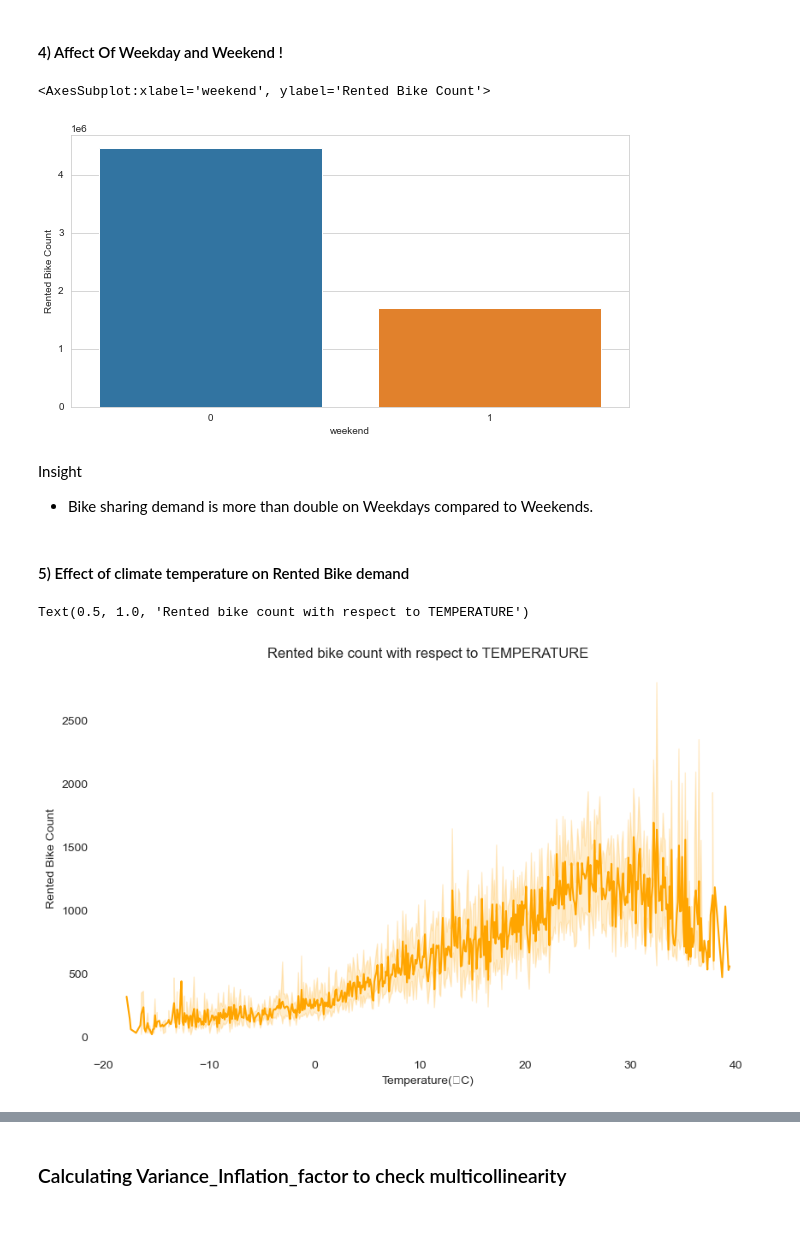
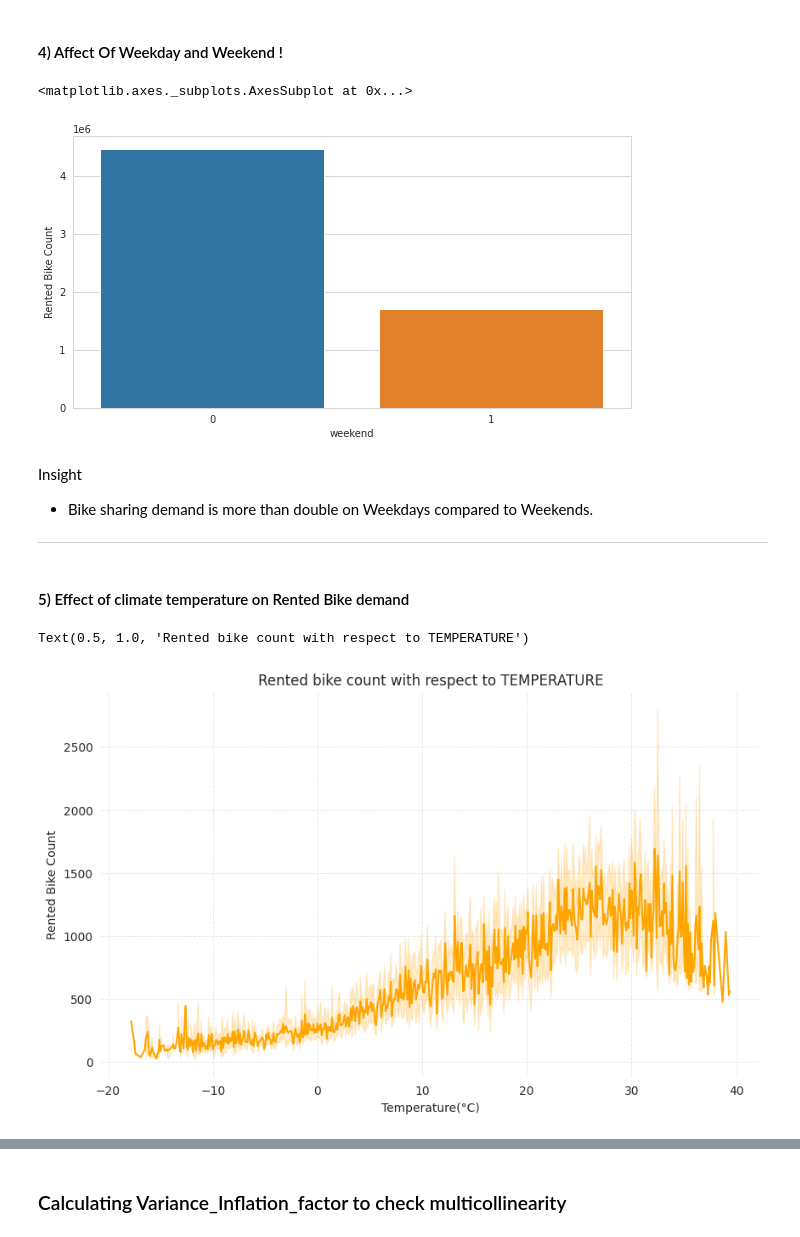
Before and after one commit to anisbagwan/Bike-sharing-demand-prediction, a Jupyter notebook: Bike_Sharing_Demand_Prediction_Capstone_Project.ipynb, the cells around one changed output, grey strips where cells are left out. Drawn from its saved outputs; the diff is of its cells as text; code cells hidden in the pictures.

```diff
--- a/Bike_Sharing_Demand_Prediction_Capstone_Project.ipynb
+++ b/Bike_Sharing_Demand_Prediction_Capstone_Project.ipynb
@@ -60,7 +65,8 @@ from sklearn.metrics import mean_squared_error
 # %%
 # Importing the Bike Sharing Dataset
 
-df = pd.read_csv(r'C:\Users\rankiz\Desktop\Alma Better\Capstone Project\ML-Supervised Learning Regression\Bike Sharing Demand Prediction\SeoulBikeData.csv')
+df = pd.read_csv('/content/drive/MyDrive/Colab Notebooks/ML Capstone Regression/2.Bike Sharing/Copy of SeoulBikeData.csv',
+                  encoding= 'unicode_escape')
 # %%
 # Displaying size of the data
 
@@ -295,11 +312,11 @@ sns.heatmap(num_df.corr(), annot = True)
 # %%
 # Removing Multicollinearity by dropping 'Dew Point Temperature' column
 
-df= df.drop(['Dew point temperature(�C)'],axis =1)
+df= df.drop(['Dew point temperature(°C)'],axis =1)
 
 # Updating num_df
 
-num_df =num_df.drop(['Dew point temperature(�C)'],axis =1)
+num_df =num_df.drop(['Dew point temperature(°C)'],axis =1)
 # %% [markdown]
 #### 2) Effect of Hour on Bike Sharing Demand
 # %%
@@ -364,32 +387,34 @@ weekend_affect = df.groupby('weekend', as_index = False)['Rented Bike Count'].su
 plt.figure(figsize=(10,5))
 sns.barplot(x= 'weekend' , y='Rented Bike Count', data= weekend_affect)
 # %% [output]
-<AxesSubplot:xlabel='weekend', ylabel='Rented Bike Count'>
+<matplotlib.axes._subplots.AxesSubplot at 0x...>
-[figure, old version]
+[figure, new version]
 # %% [markdown]
 Insight
 * Bike sharing demand is more than double on Weekdays compared to Weekends.
+
+--------------------------------------------------------------------------
 # %% [markdown]
 #### 5) Effect of climate temperature on Rented Bike demand
 # %%
 # Let's plot a line plot to display the temperature
 plt.figure(figsize=(10,6), dpi=100)
 sns.set_style("whitegrid")
 
-sns.lineplot(data=df, x="Temperature(�C)", y="Rented Bike Count",
+sns.lineplot(data=df, x="Temperature(°C)", y="Rented Bike Count",
              color='orange')
 
 # remove the frame of the chart
 for spine in plt.gca().spines.values():
     spine.set_visible(False)
 
 # Draw grid lines with red color and dashed style
 plt.grid(color='#E8E8E8', linestyle='--', linewidth=0.7)
 
 plt.title('Rented bike count with respect to TEMPERATURE')
 # %% [output]
 Text(0.5, 1.0, 'Rented bike count with respect to TEMPERATURE')
-[figure, old version]
+[figure, new version]
 # %% [markdown]
 Insight
 * Bike demand peaks when temperature is between 25 to 30 deg Celecius.
```
Also changed, not shown: parts of 39 cells of this notebook.
